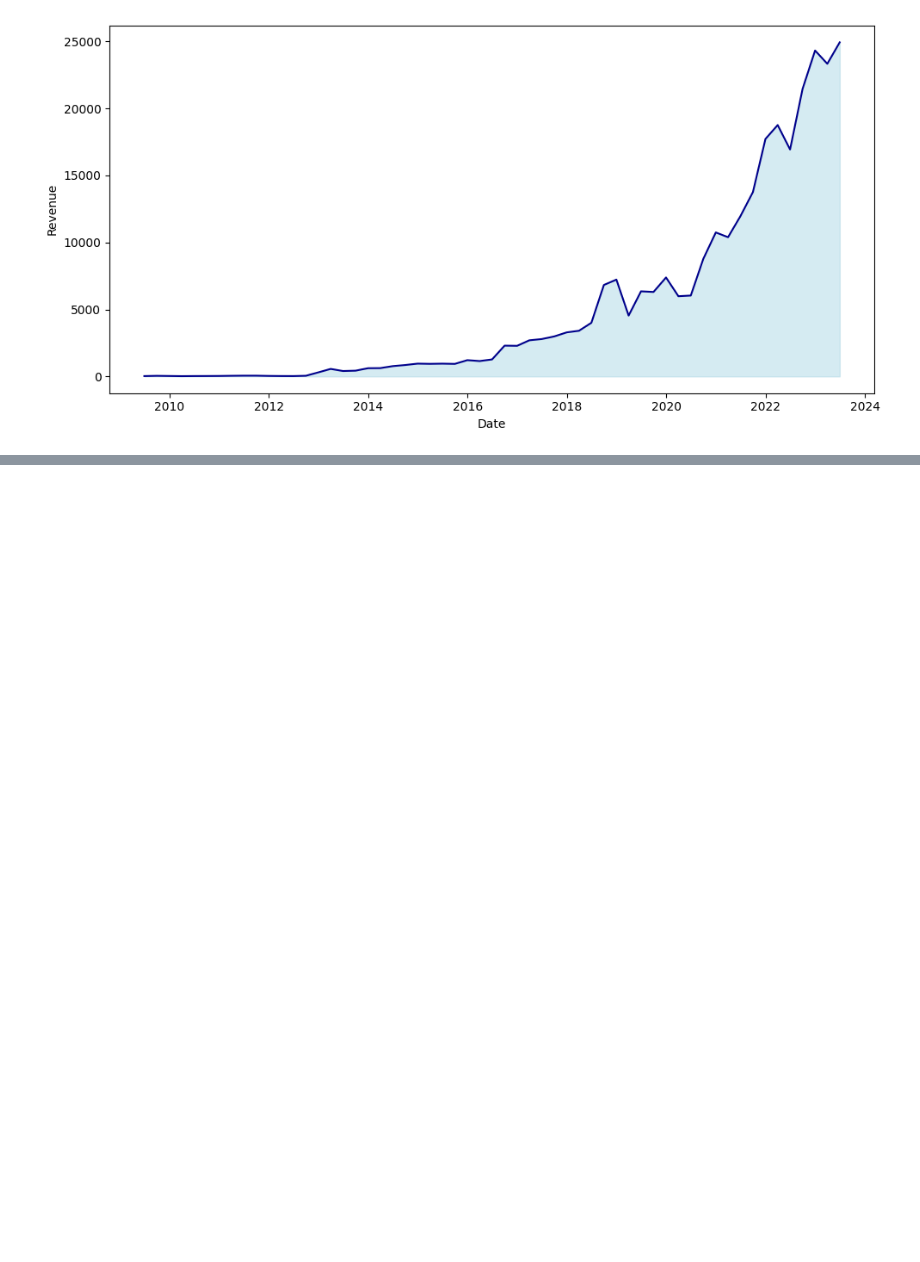
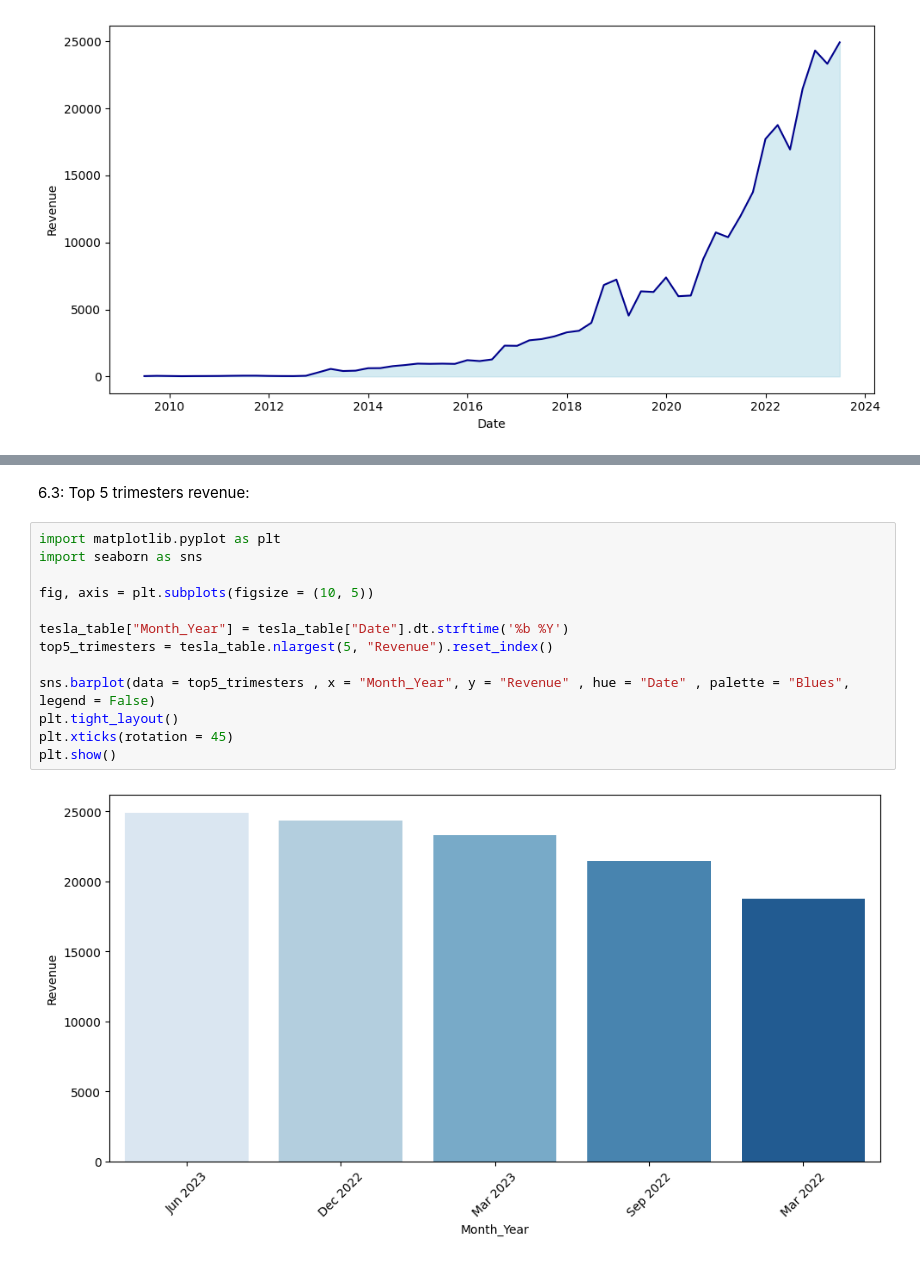
Before and after one commit to 4GeeksAcademy/web-scraping-project-Juli-MM, a Jupyter notebook: src/explore.ipynb, the cells around one changed output, grey strips where cells are left out. Cells and saved outputs as stored; diff of their text form; blank space fills up the shorter version.

```diff
--- a/src/explore.ipynb
+++ b/src/explore.ipynb
@@ -432,0 +451,17 @@ plt.show()
+# %% [markdown]
+6.3: Top 5 trimesters revenue:
+# %%
+import matplotlib.pyplot as plt
+import seaborn as sns
+
+fig, axis = plt.subplots(figsize = (10, 5))
+
+tesla_table["Month_Year"] = tesla_table["Date"].dt.strftime('%b %Y')
+top5_trimesters = tesla_table.nlargest(5, "Revenue").reset_index()
+
+sns.barplot(data = top5_trimesters , x = "Month_Year", y = "Revenue" , hue = "Date" , palette = "Blues", legend = False)
+plt.tight_layout()
+plt.xticks(rotation = 45)
+plt.show()
+# %% [output]
+[figure, added]
```
Also changed, not shown: parts of 4 cells of this notebook.
